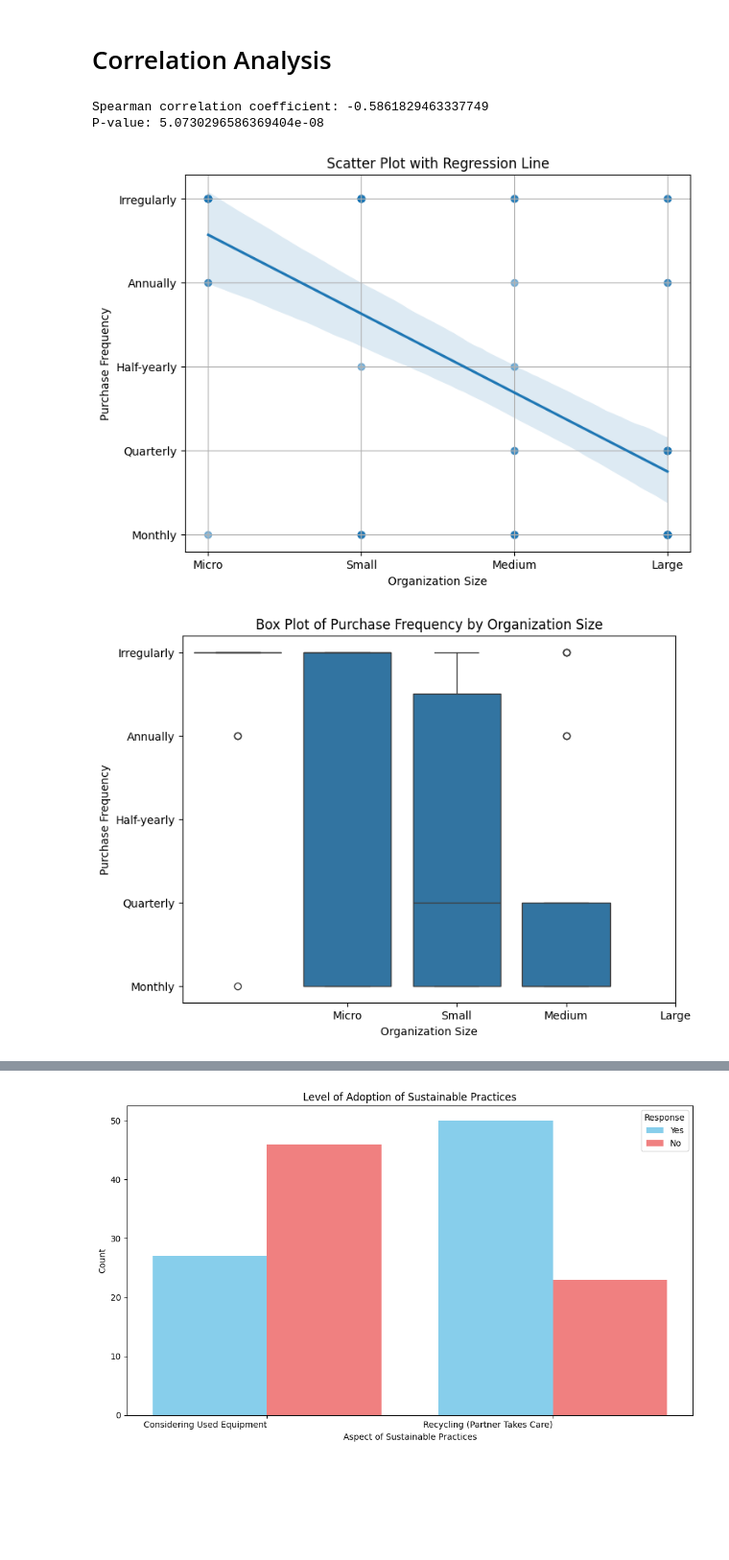
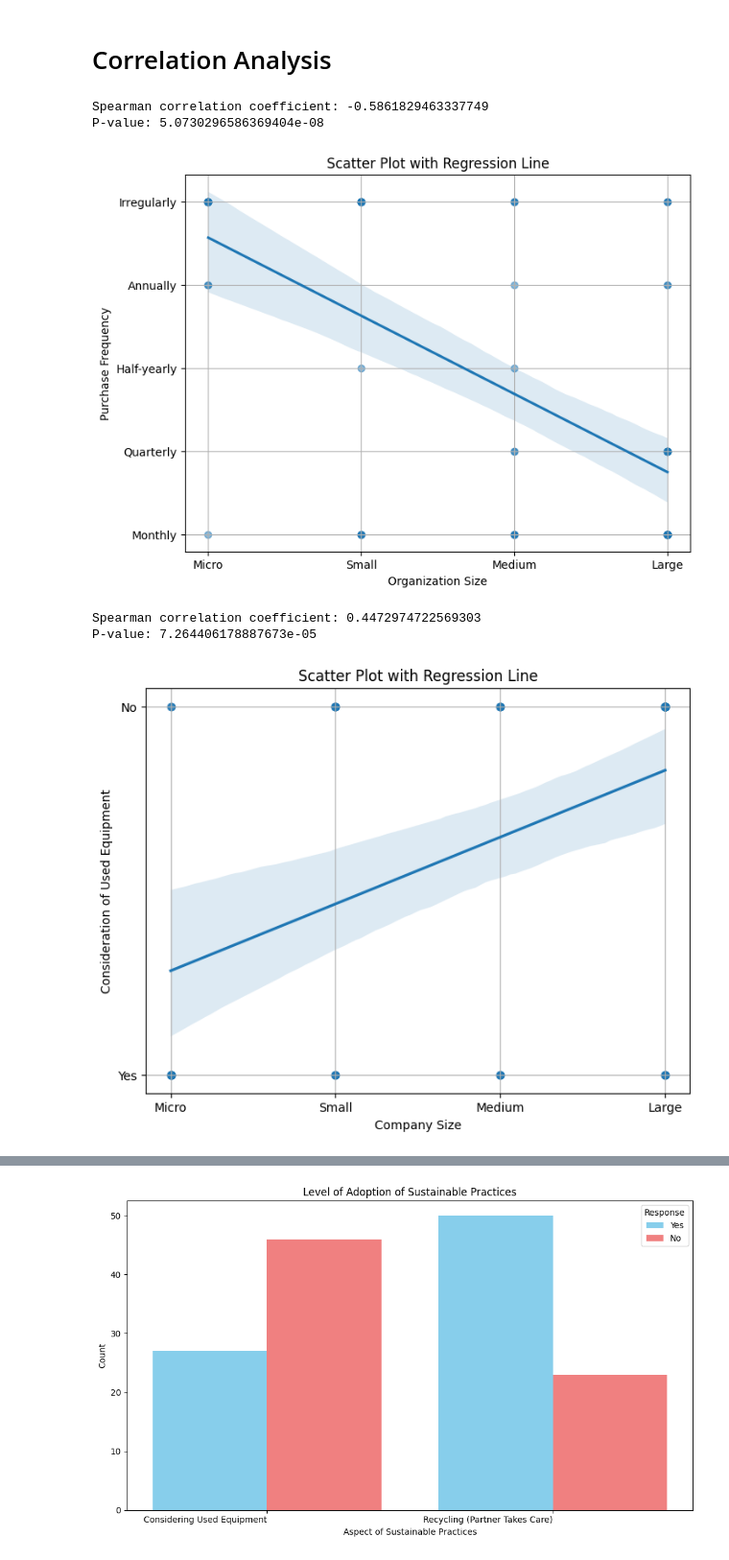
Before and after one commit to ProArif/Thesis, a Jupyter notebook: SurveyAnalysis.ipynb, the cells around one changed output, grey strips where cells are left out. Shown at 96% size. Cells and saved outputs as stored; diff of their text form; code cells hidden in the pictures; blank space fills up the shorter version.

```diff
--- a/SurveyAnalysis.ipynb
+++ b/SurveyAnalysis.ipynb
@@ -123,21 +123,54 @@ plt.yticks(ticks=[1, 2, 3, 4, 5], labels=['Monthly', 'Quarterly', 'Half-yearly',
 plt.grid(True)
 plt.show()
 
-# Visualization 2: Box Plot
-plt.figure(figsize=(8, 6))
-sns.boxplot(x='How big is your organization?', y='How often do you purchase ICT equipment?', data=correlation_data)
-plt.title('Box Plot of Purchase Frequency by Organization Size')
-plt.xlabel('Organization Size')
-plt.ylabel('Purchase Frequency')
-# Set the tick locations and labels
-plt.xticks(ticks=[1, 2, 3, 4], labels=['Micro', 'Small', 'Medium', 'Large'])
-plt.yticks(ticks=[1, 2, 3, 4, 5], labels=['Monthly', 'Quarterly', 'Half-yearly', 'Annually', 'Irregularly'])
-plt.show()
+# # Visualization 2: Box Plot
+# plt.figure(figsize=(8, 6))
+# sns.boxplot(x='How big is your organization?', y='How often do you purchase ICT equipment?', data=correlation_data)
+# plt.title('Box Plot of Purchase Frequency by Organization Size')
+# plt.xlabel('Organization Size')
+# plt.ylabel('Purchase Frequency')
+# # Set the tick locations and labels
+# plt.xticks(ticks=[1, 2, 3, 4], labels=['Micro', 'Small', 'Medium', 'Large'])
+# plt.yticks(ticks=[1, 2, 3, 4, 5], labels=['Monthly', 'Quarterly', 'Half-yearly', 'Annually', 'Irregularly'])
+# plt.show()
 # %% [output]
 Spearman correlation coefficient: -0.5861829463337749
 P-value: 5.0730296586369404e-08
 [figure]
-[figure, removed]
+# %%
+# Columns for correlation analysis
+correlation_vars = [
+    'How big is your organization?',
+    'Do you consider used equipment as an option when you make ICT equipment procurement decisions?'
+]
+
+# Create a subset of the data for correlation analysis
+correlation_data = data[correlation_vars]
+
+# Spearman correlation coefficient
+spearman_corr, spearman_p_value = spearmanr(correlation_data['How big is your organization?'], correlation_data['Do you consider used equipment as an option when you make ICT equipment procurement decisions?'])
+
+print("Spearman correlation coefficient:", spearman_corr)
+print("P-value:", spearman_p_value)
+
+# Visualization: Scatter Plot with Regression Line
+plt.figure(figsize=(8, 6))
+sns.regplot(
+    x=df_relevant['CompanySize'].map({'Micro': 1, 'Small': 2, 'Medium': 3, 'Large': 4}),
+    y=df_relevant['ConsiderUsedEquipment'].map({'Yes': 1, 'No': 2}),
+    scatter_kws={'alpha': 0.5}
+)
+plt.title('Scatter Plot with Regression Line')
+plt.xlabel('Company Size')
+plt.ylabel('Consideration of Used Equipment')
+plt.xticks(ticks=[1, 2, 3, 4], labels=['Micro', 'Small', 'Medium', 'Large'])
+plt.yticks(ticks=[1, 2], labels=['Yes', 'No'])
+plt.grid(True)
+plt.show()
+# %% [output]
+Spearman correlation coefficient: 0.4472974722569303
+P-value: 7.264406178887673e-05
+[figure, added]
 # %%
 # Analyze the level of adoption of sustainable practices
 consider_used_equipment_count = data['Do you consider used equipment as an option when you make ICT equipment procurement decisions?'].value_counts()
```
Also changed, not shown: parts of 5 cells of this notebook.
